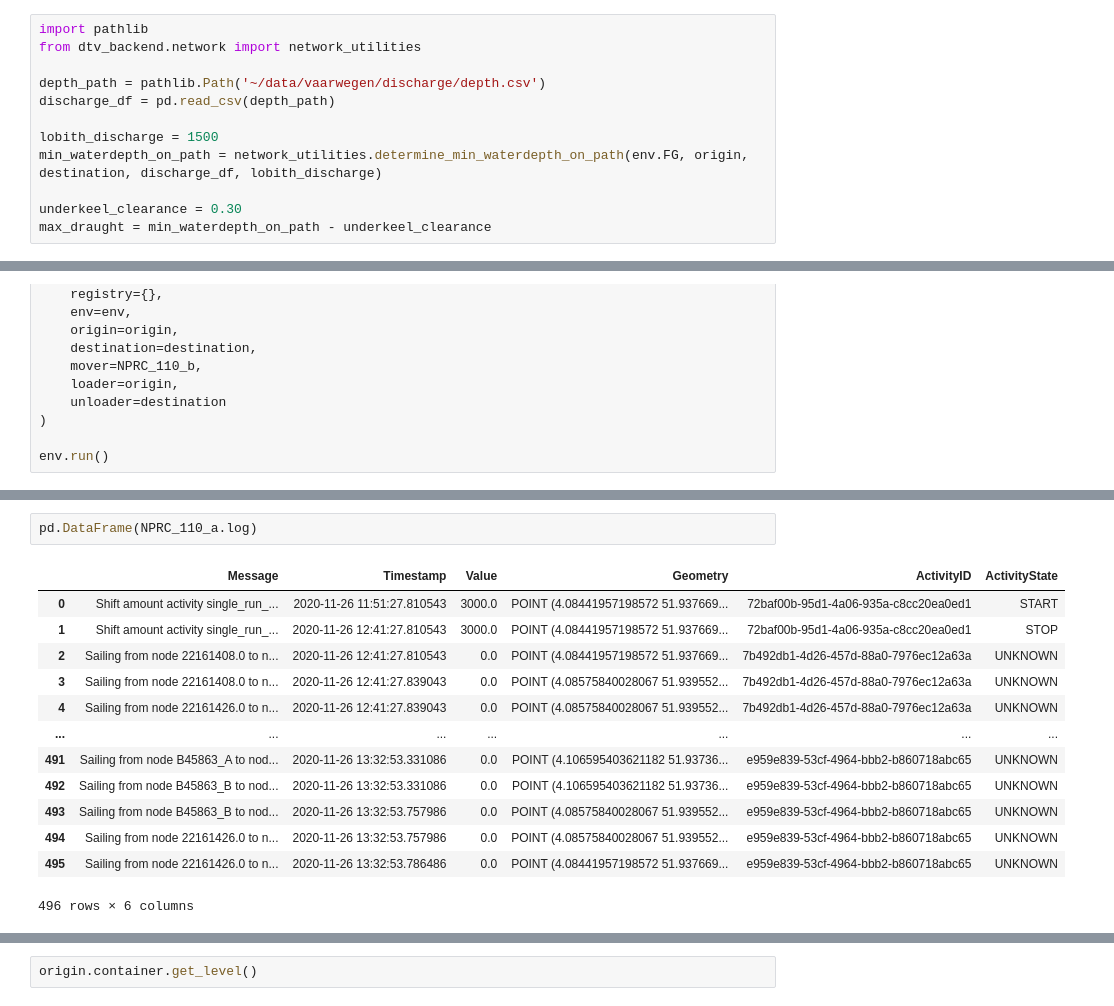
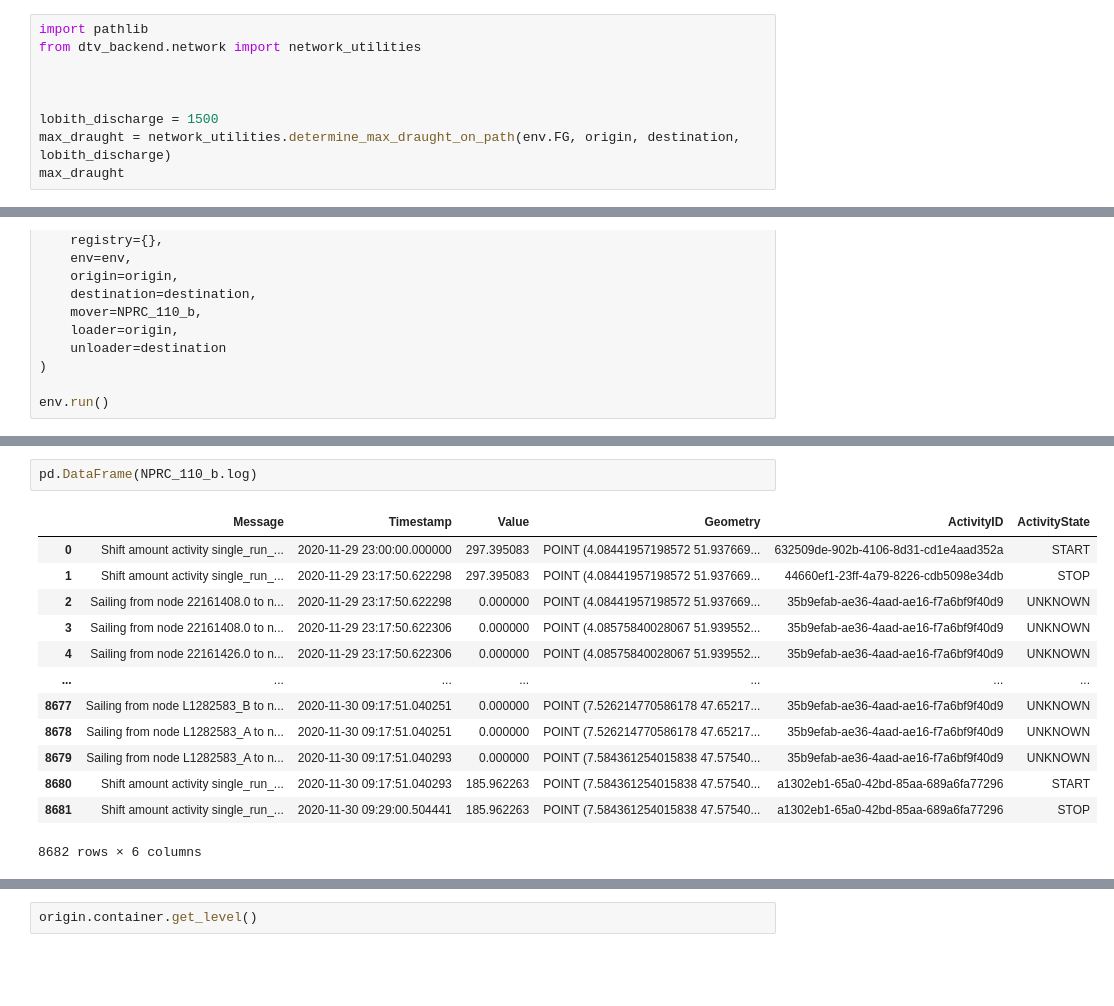
Before and after one commit to Deltares-research/digitaltwin-waterway, a Jupyter notebook: notebooks/openclsim-on-graph.ipynb, the cells around one changed output, grey strips where cells are left out. Cells and saved outputs as stored; diff of their text form; blank space fills up the shorter version.

```diff
--- a/notebooks/openclsim-on-graph.ipynb
+++ b/notebooks/openclsim-on-graph.ipynb
@@ -66,11 +66,8 @@ destination = backendSites.provideSite(env = env,
 import pathlib
 from dtv_backend.network import network_utilities
 
-depth_path = pathlib.Path('~/data/vaarwegen/discharge/depth.csv')
-discharge_df = pd.read_csv(depth_path)
+
 
 lobith_discharge = 1500
-min_waterdepth_on_path = network_utilities.determine_min_waterdepth_on_path(env.FG, origin, destination, discharge_df, lobith_discharge)
-
-underkeel_clearance = 0.30
-max_draught = min_waterdepth_on_path - underkeel_clearance
+max_draught = network_utilities.determine_max_draught_on_path(env.FG, origin, destination, lobith_discharge)
+max_draught
@@ -156,16 +172,16 @@ env.run()
 # %%
-pd.DataFrame(NPRC_110_a.log)
+pd.DataFrame(NPRC_110_b.log)
 # %% [output]
 |  | Message | Timestamp | Value | Geometry | ActivityID | ActivityState |
-| 0 | Shift amount activity single_run_... | 2020-11-26 11:51:27.810543 | 3000.0 | POINT (4.08441957198572 51.937669... | 72baf00b-95d1-4a06-935a-c8cc20ea0ed1 | START |
-| 1 | Shift amount activity single_run_... | 2020-11-26 12:41:27.810543 | 3000.0 | POINT (4.08441957198572 51.937669... | 72baf00b-95d1-4a06-935a-c8cc20ea0ed1 | STOP |
-| 2 | Sailing from node 22161408.0 to n... | 2020-11-26 12:41:27.810543 | 0.0 | POINT (4.08441957198572 51.937669... | 7b492db1-4d26-457d-88a0-7976ec12a63a | UNKNOWN |
-| 3 | Sailing from node 22161408.0 to n... | 2020-11-26 12:41:27.839043 | 0.0 | POINT (4.08575840028067 51.939552... | 7b492db1-4d26-457d-88a0-7976ec12a63a | UNKNOWN |
-| 4 | Sailing from node 22161426.0 to n... | 2020-11-26 12:41:27.839043 | 0.0 | POINT (4.08575840028067 51.939552... | 7b492db1-4d26-457d-88a0-7976ec12a63a | UNKNOWN |
+| 0 | Shift amount activity single_run_... | 2020-11-29 23:00:00.000000 | 297.395083 | POINT (4.08441957198572 51.937669... | 632509de-902b-4106-8d31-cd1e4aad352a | START |
+| 1 | Shift amount activity single_run_... | 2020-11-29 23:17:50.622298 | 297.395083 | POINT (4.08441957198572 51.937669... | 44660ef1-23ff-4a79-8226-cdb5098e34db | STOP |
+| 2 | Sailing from node 22161408.0 to n... | 2020-11-29 23:17:50.622298 | 0.000000 | POINT (4.08441957198572 51.937669... | 35b9efab-ae36-4aad-ae16-f7a6bf9f40d9 | UNKNOWN |
+| 3 | Sailing from node 22161408.0 to n... | 2020-11-29 23:17:50.622306 | 0.000000 | POINT (4.08575840028067 51.939552... | 35b9efab-ae36-4aad-ae16-f7a6bf9f40d9 | UNKNOWN |
+| 4 | Sailing from node 22161426.0 to n... | 2020-11-29 23:17:50.622306 | 0.000000 | POINT (4.08575840028067 51.939552... | 35b9efab-ae36-4aad-ae16-f7a6bf9f40d9 | UNKNOWN |
 | ... | ... | ... | ... | ... | ... | ... |
-| 491 | Sailing from node B45863_A to nod... | 2020-11-26 13:32:53.331086 | 0.0 | POINT (4.106595403621182 51.93736... | e959e839-53cf-4964-bbb2-b860718abc65 | UNKNOWN |
-| 492 | Sailing from node B45863_B to nod... | 2020-11-26 13:32:53.331086 | 0.0 | POINT (4.106595403621182 51.93736... | e959e839-53cf-4964-bbb2-b860718abc65 | UNKNOWN |
-| 493 | Sailing from node B45863_B to nod... | 2020-11-26 13:32:53.757986 | 0.0 | POINT (4.08575840028067 51.939552... | e959e839-53cf-4964-bbb2-b860718abc65 | UNKNOWN |
-| 494 | Sailing from node 22161426.0 to n... | 2020-11-26 13:32:53.757986 | 0.0 | POINT (4.08575840028067 51.939552... | e959e839-53cf-4964-bbb2-b860718abc65 | UNKNOWN |
-| 495 | Sailing from node 22161426.0 to n... | 2020-11-26 13:32:53.786486 | 0.0 | POINT (4.08441957198572 51.937669... | e959e839-53cf-4964-bbb2-b860718abc65 | UNKNOWN |
+| 8677 | Sailing from node L1282583_B to n... | 2020-11-30 09:17:51.040251 | 0.000000 | POINT (7.526214770586178 47.65217... | 35b9efab-ae36-4aad-ae16-f7a6bf9f40d9 | UNKNOWN |
+| 8678 | Sailing from node L1282583_A to n... | 2020-11-30 09:17:51.040251 | 0.000000 | POINT (7.526214770586178 47.65217... | 35b9efab-ae36-4aad-ae16-f7a6bf9f40d9 | UNKNOWN |
+| 8679 | Sailing from node L1282583_A to n... | 2020-11-30 09:17:51.040293 | 0.000000 | POINT (7.584361254015838 47.57540... | 35b9efab-ae36-4aad-ae16-f7a6bf9f40d9 | UNKNOWN |
+| 8680 | Shift amount activity single_run_... | 2020-11-30 09:17:51.040293 | 185.962263 | POINT (7.584361254015838 47.57540... | a1302eb1-65a0-42bd-85aa-689a6fa77296 | START |
+| 8681 | Shift amount activity single_run_... | 2020-11-30 09:29:00.504441 | 185.962263 | POINT (7.584361254015838 47.57540... | a1302eb1-65a0-42bd-85aa-689a6fa77296 | STOP |
-496 rows × 6 columns
+8682 rows × 6 columns
```
Also changed, not shown: parts of 10 cells of this notebook.
